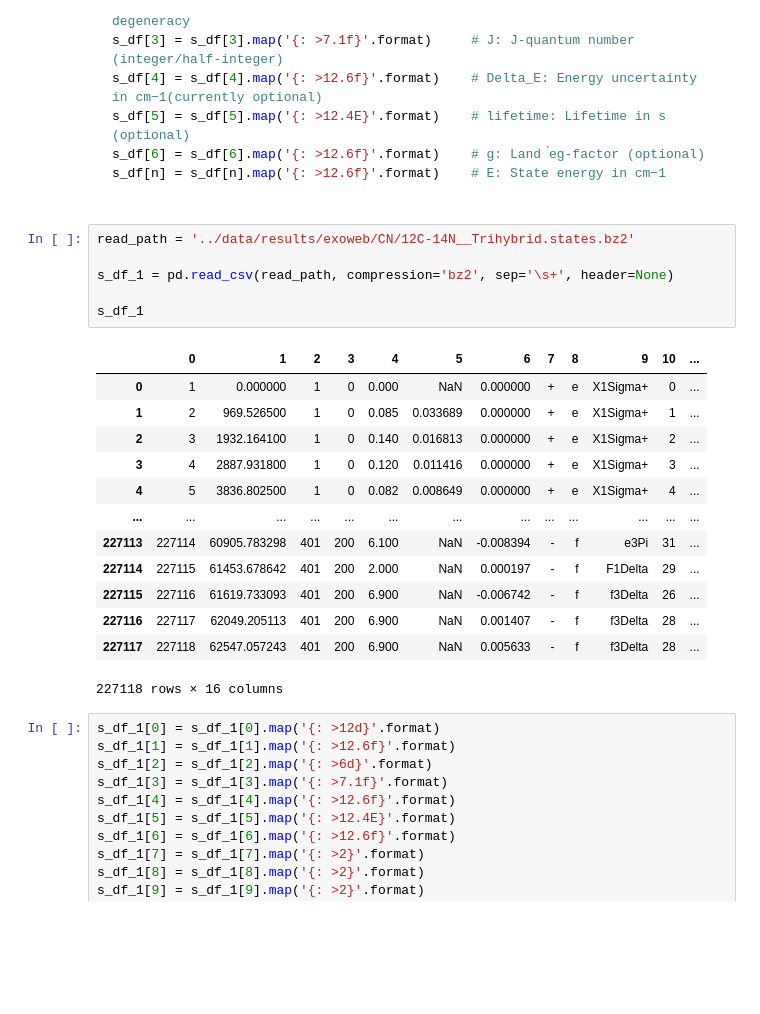
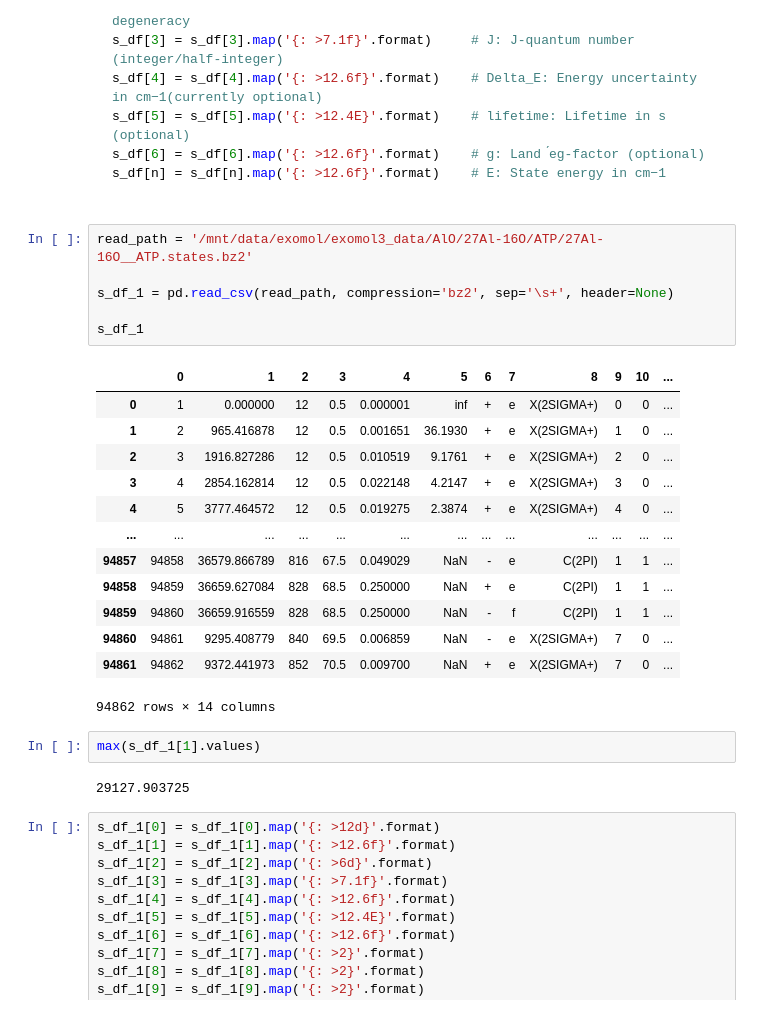
Before and after one commit to Beryl-Jingxin/PyExoCross, a Jupyter notebook: ExoMol_format/check_linelist.ipynb, the cells around one changed output. Drawn from its saved outputs; the diff is of its cells as text; blank space fills up the shorter version.

````diff
--- a/ExoMol_format/check_linelist.ipynb
+++ b/ExoMol_format/check_linelist.ipynb
@@ -23,25 +23,29 @@ s_df[n] = s_df[n].map('{: >12.6f}'.format)    # E: State energy in cm−1
 
 ```
 # %%
-read_path = '../data/results/exoweb/CN/12C-14N__Trihybrid.states.bz2'
+read_path = '/mnt/data/exomol/exomol3_data/AlO/27Al-16O/ATP/27Al-16O__ATP.states.bz2'
 
 s_df_1 = pd.read_csv(read_path, compression='bz2', sep='\s+', header=None)
 
 s_df_1
 # %% [output]
 |  | 0 | 1 | 2 | 3 | 4 | 5 | 6 | 7 | 8 | 9 | 10 | ... |
-| 0 | 1 | 0.000000 | 1 | 0 | 0.000 | NaN | 0.000000 | + | e | X1Sigma+ | 0 | ... |
-| 1 | 2 | 969.526500 | 1 | 0 | 0.085 | 0.033689 | 0.000000 | + | e | X1Sigma+ | 1 | ... |
-| 2 | 3 | 1932.164100 | 1 | 0 | 0.140 | 0.016813 | 0.000000 | + | e | X1Sigma+ | 2 | ... |
-| 3 | 4 | 2887.931800 | 1 | 0 | 0.120 | 0.011416 | 0.000000 | + | e | X1Sigma+ | 3 | ... |
-| 4 | 5 | 3836.802500 | 1 | 0 | 0.082 | 0.008649 | 0.000000 | + | e | X1Sigma+ | 4 | ... |
+| 0 | 1 | 0.000000 | 12 | 0.5 | 0.000001 | inf | + | e | X(2SIGMA+) | 0 | 0 | ... |
+| 1 | 2 | 965.416878 | 12 | 0.5 | 0.001651 | 36.1930 | + | e | X(2SIGMA+) | 1 | 0 | ... |
+| 2 | 3 | 1916.827286 | 12 | 0.5 | 0.010519 | 9.1761 | + | e | X(2SIGMA+) | 2 | 0 | ... |
+| 3 | 4 | 2854.162814 | 12 | 0.5 | 0.022148 | 4.2147 | + | e | X(2SIGMA+) | 3 | 0 | ... |
+| 4 | 5 | 3777.464572 | 12 | 0.5 | 0.019275 | 2.3874 | + | e | X(2SIGMA+) | 4 | 0 | ... |
 | ... | ... | ... | ... | ... | ... | ... | ... | ... | ... | ... | ... | ... |
-| 227113 | 227114 | 60905.783298 | 401 | 200 | 6.100 | NaN | -0.008394 | - | f | e3Pi | 31 | ... |
-| 227114 | 227115 | 61453.678642 | 401 | 200 | 2.000 | NaN | 0.000197 | - | f | F1Delta | 29 | ... |
-| 227115 | 227116 | 61619.733093 | 401 | 200 | 6.900 | NaN | -0.006742 | - | f | f3Delta | 26 | ... |
-| 227116 | 227117 | 62049.205113 | 401 | 200 | 6.900 | NaN | 0.001407 | - | f | f3Delta | 28 | ... |
-| 227117 | 227118 | 62547.057243 | 401 | 200 | 6.900 | NaN | 0.005633 | - | f | f3Delta | 28 | ... |
+| 94857 | 94858 | 36579.866789 | 816 | 67.5 | 0.049029 | NaN | - | e | C(2PI) | 1 | 1 | ... |
+| 94858 | 94859 | 36659.627084 | 828 | 68.5 | 0.250000 | NaN | + | e | C(2PI) | 1 | 1 | ... |
+| 94859 | 94860 | 36659.916559 | 828 | 68.5 | 0.250000 | NaN | - | f | C(2PI) | 1 | 1 | ... |
+| 94860 | 94861 | 9295.408779 | 840 | 69.5 | 0.006859 | NaN | - | e | X(2SIGMA+) | 7 | 0 | ... |
+| 94861 | 94862 | 9372.441973 | 852 | 70.5 | 0.009700 | NaN | + | e | X(2SIGMA+) | 7 | 0 | ... |
-227118 rows × 16 columns
+94862 rows × 14 columns
+# %%
+max(s_df_1[1].values)
+# %% [output]
+29127.903725
 # %%
 s_df_1[0] = s_df_1[0].map('{: >12d}'.format)
 s_df_1[1] = s_df_1[1].map('{: >12.6f}'.format)
````
Also changed, not shown: parts of 6 cells of this notebook, 30 other files.
